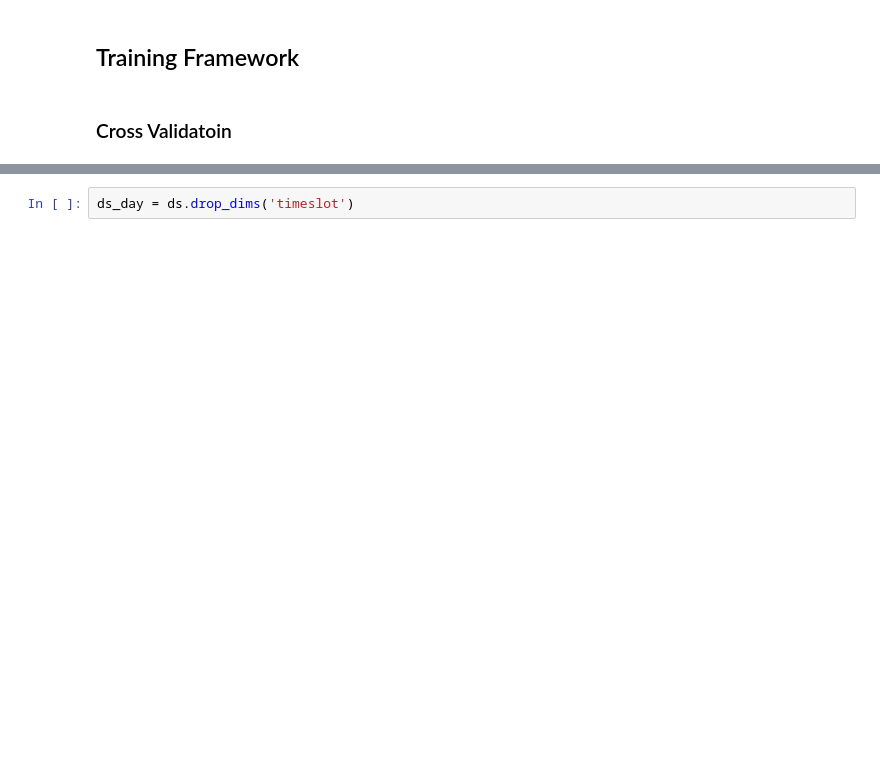
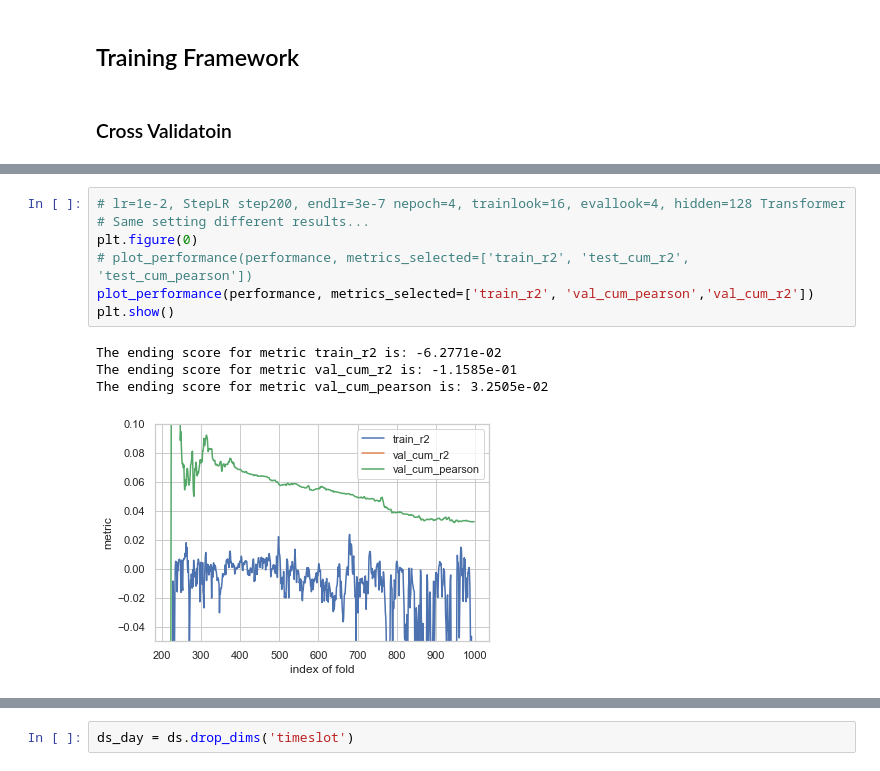
Before and after one commit to owen8877/qids-2023-comp, a Jupyter notebook: playground/shockspeare/NN_combined_Feb22.ipynb, the cells around one changed output, grey strips where cells are left out. Drawn from its saved outputs; the diff is of its cells as text; blank space fills up the shorter version.

```diff
--- a/playground/shockspeare/NN_combined_Feb22.ipynb
+++ b/playground/shockspeare/NN_combined_Feb22.ipynb
@@ -300,0 +492,12 @@ ValueError: Input contains NaN.
+# %%
+# lr=1e-2, StepLR step200, endlr=3e-7 nepoch=4, trainlook=16, evallook=4, hidden=128 Transformer
+# Same setting different results...
+plt.figure(0)
+# plot_performance(performance, metrics_selected=['train_r2', 'test_cum_r2', 'test_cum_pearson'])
+plot_performance(performance, metrics_selected=['train_r2', 'val_cum_pearson','val_cum_r2'])
+plt.show()
+# %% [output]
+The ending score for metric train_r2 is: -6.2771e-02
+The ending score for metric val_cum_r2 is: -1.1585e-01
+The ending score for metric val_cum_pearson is: 3.2505e-02
+[figure, added]
```
Also changed, not shown: parts of 40 cells of this notebook, 2 other files.
